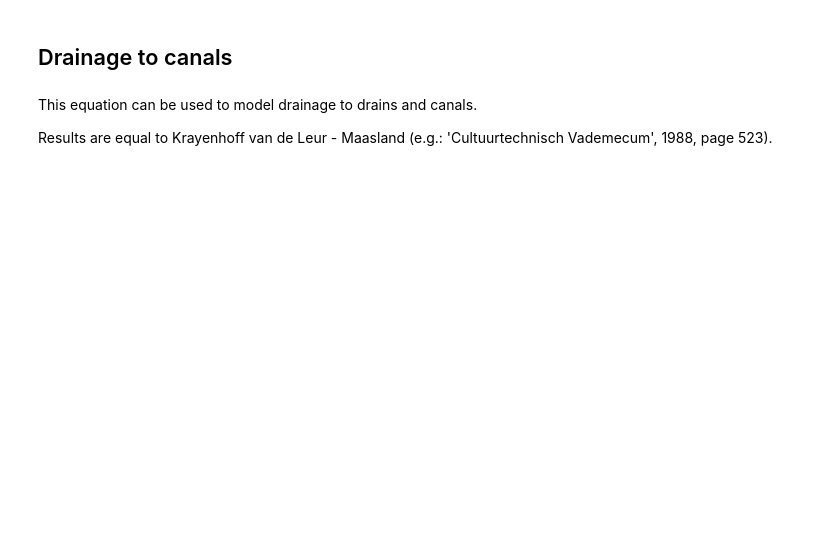
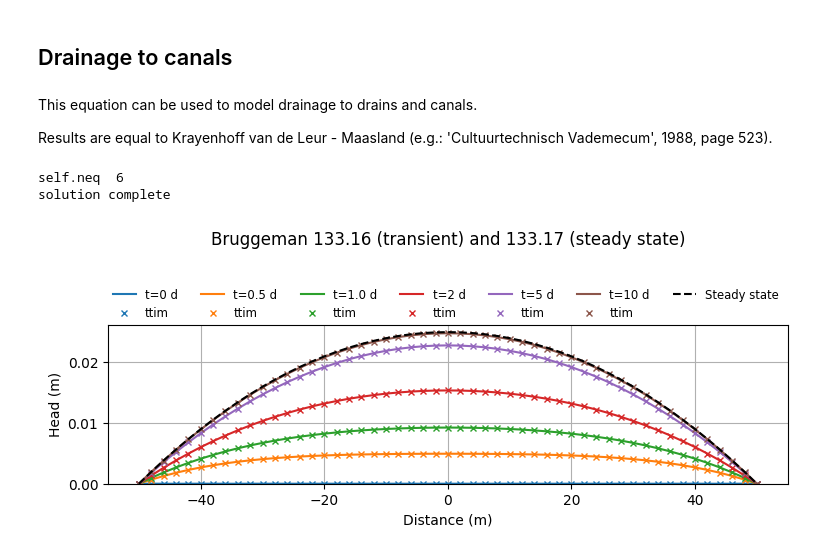
Before and after one commit to dbrakenhoff/bruggeman, a Jupyter notebook: docs/examples/bruggeman_133_1x.ipynb, the cells around one changed output. Drawn from its saved outputs; the diff is of its cells as text; code cells hidden in the pictures; blank space fills up the shorter version.

```diff
--- a/docs/examples/bruggeman_133_1x.ipynb
+++ b/docs/examples/bruggeman_133_1x.ipynb
@@ -53,21 +95,80 @@ bruggeman_133_17?
 This equation can be used to model drainage to drains and canals.
 
 Results are equal to Krayenhoff van de Leur - Maasland (e.g.: 'Cultuurtechnisch Vademecum', 1988, page 523).
+# %%
+import ttim
+import numpy as np
+
+mlconf = ttim.ModelXsection(naq=1, tmin=1e-3, tmax=1e3)
+
+left = ttim.XsectionMaq(
+    mlconf,
+    -np.inf,
+    -b,
+    kaq=k,
+    z=[0, -D],
+    Saq=S,
+    topboundary="conf",
+    phreatictop=True,
+)
+inf = ttim.XsectionMaq(
+    mlconf,
+    -b,
+    b,
+    kaq=k,
+    z=[0, -D],
+    Saq=S,
+    # c=c,
+    topboundary="conf",
+    phreatictop=True,
+    tsandN=[(0.0, p)],
+)
+right = ttim.XsectionMaq(
+    mlconf,
+    b,
+    np.inf,
+    kaq=k,
+    z=[0, -D],
+    Saq=S,
+    # c=c,
+    topboundary="conf",
+    phreatictop=True,
+)
+
+d = -1e-3
+hls_left = ttim.HeadLineSink1D(mlconf, xls=-b + d, tsandh=[(0, 0.0)], layers=[0])
+hls_right = ttim.HeadLineSink1D(mlconf, xls=b - d, tsandh=[(0, 0.0)], layers=[0])
+
+mlconf.solve()
+# %% [output]
+self.neq  6
+solution complete
 # %%
-x = linspace(-b, b, 100)
+x = linspace(-b, b, 51)
 t_steps = [0, 0.5, 1.0, 2, 5, 10]  # time steps in days
 
 fig, ax = plt.subplots(figsize=(8, 3), layout="tight")
 for t in t_steps:
     ht = bruggeman_133_16(x, t, b, S, k, D, p)
-    ax.plot(x, ht, label=f"t={t} d")
+    p0,  = ax.plot(x, ht, label=f"t={t} d")
+    ax.plot(
+        x,
+        mlconf.headalongline(x, np.zeros_like(x), t)[0, 0],
+        label="ttim",
+        marker="x",
+        linestyle="none",
+        markersize=4,
+        color=p0.get_color(),
+    )
 
 h_ss = bruggeman_133_17(x, b, k, D, p)
 ax.plot(x, h_ss, label="Steady state", color="k", linestyle="--")
 
 ax.grid(True)
 ax.set_xlabel("Distance (m)")
 ax.set_ylabel("Head (m)")
-ax.set_title("Bruggeman 133.16 (transient) and 133.17 (steady state)")
+ax.set_title("Bruggeman 133.16 (transient) and 133.17 (steady state)", y=1.45)
 ax.set_ylim(0.0)
-ax.legend();
+ax.legend(loc=(0, 1), ncol=7, fontsize="small", frameon=False);
+# %% [output]
+[figure, added]
```
Also changed, not shown: parts of 5 cells of this notebook.
